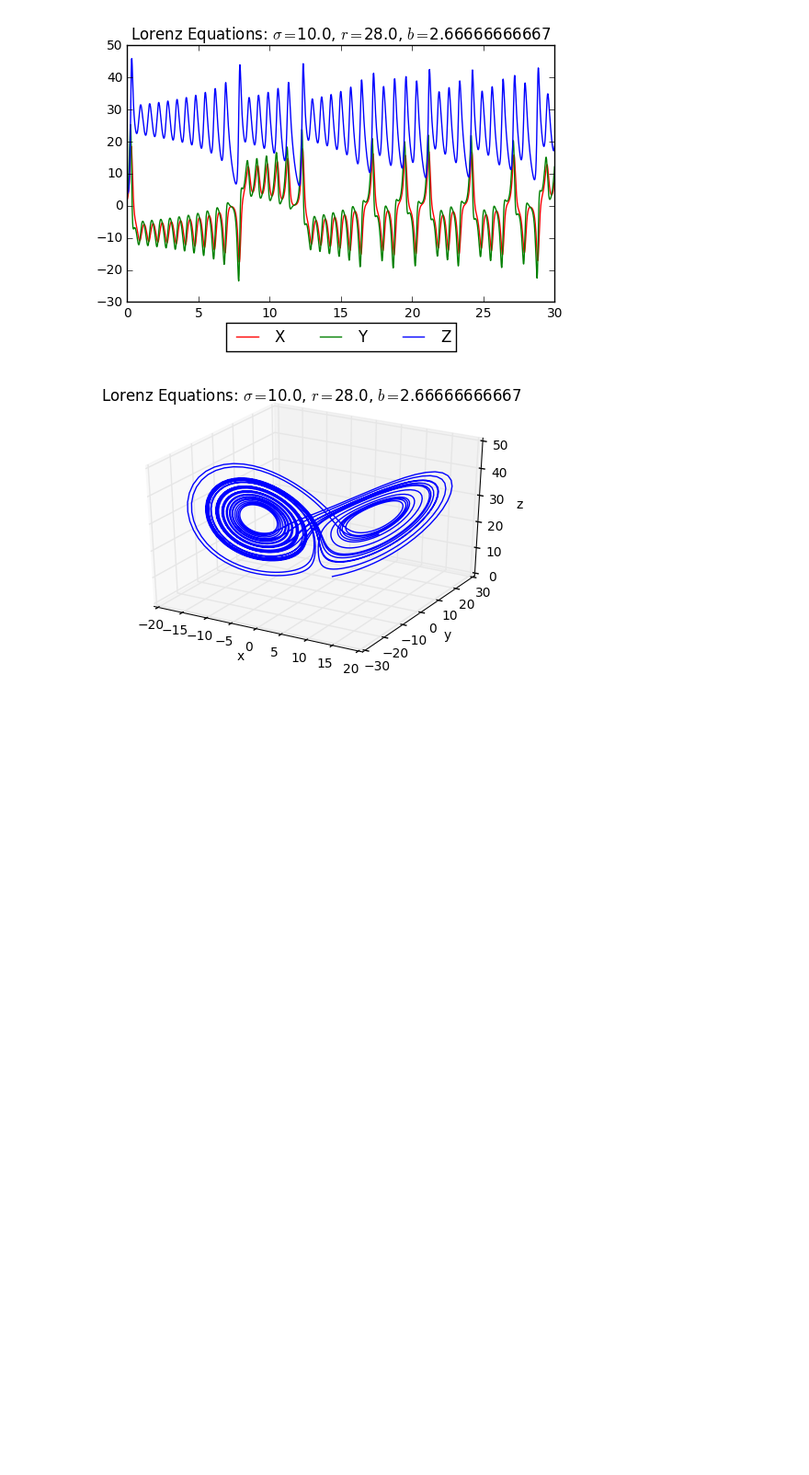
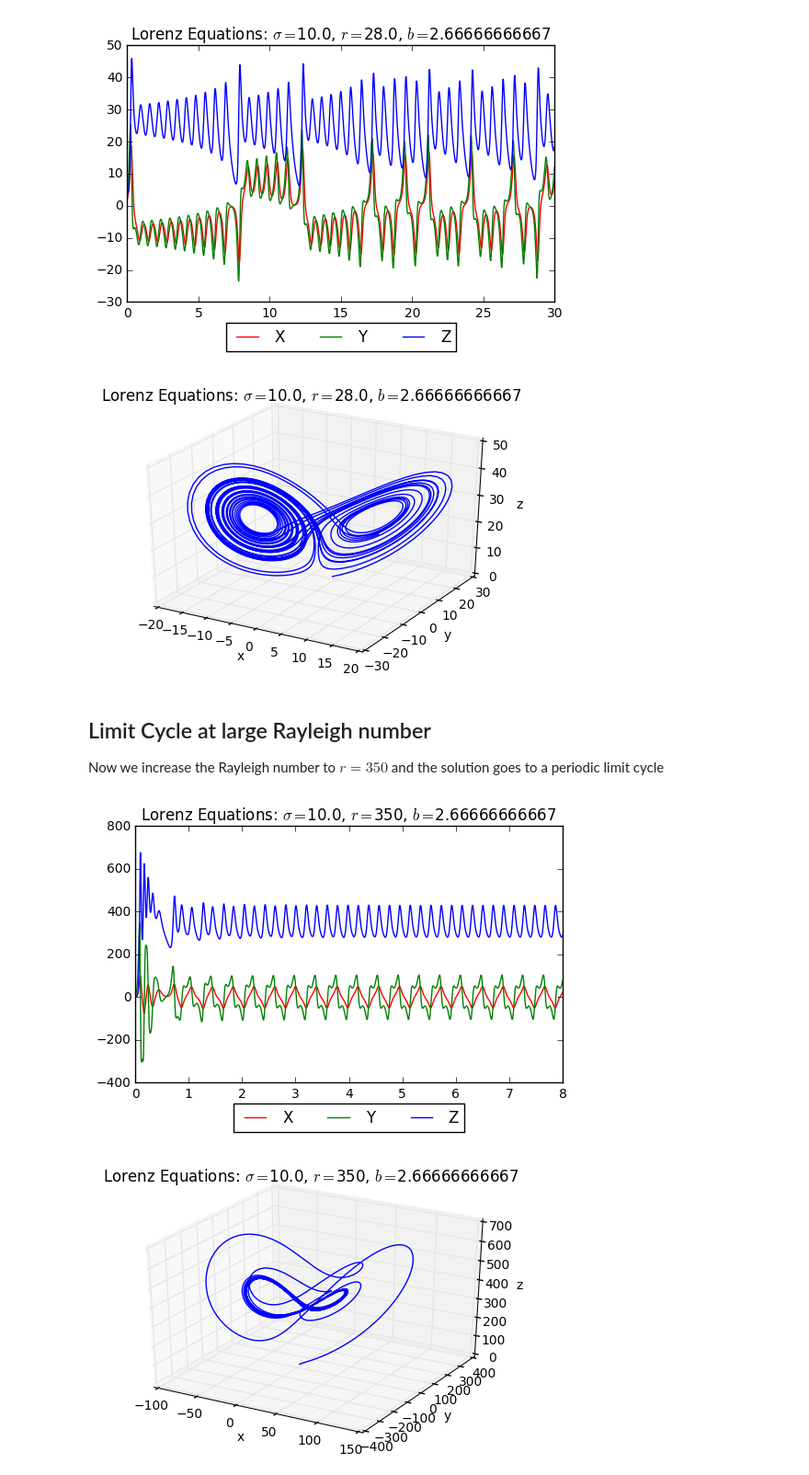
Before and after one commit to mspieg/dynamical-systems, a Jupyter notebook: LorenzEquations.ipynb, the cells around one changed output. Shown at 92% size. Saved outputs shown, nothing was run; the diff lists cells and outputs as text; code cells hidden in the pictures; blank space fills up the shorter version.

```diff
--- a/LorenzEquations.ipynb
+++ b/LorenzEquations.ipynb
@@ -162,3 +163,18 @@ PlotLorenz3D(state,sigma,r,b)
 # %% [output]
 [figure]
 [figure]
+# %% [markdown]
+## Limit Cycle at large Rayleigh number
+
+Now we increase the Rayleigh number to  $r=350$ and the solution goes to a periodic limit cycle
+# %%
+# set the Rayleigh number
+r = 350
+X0 = [2.,3.,4.]
+t = np.arange(0,8.,.0001)
+state = SolveLorenz(X0,t,sigma,r,b)
+PlotLorenzXvT(state,t,sigma,r,b)
+PlotLorenz3D(state,sigma,r,b)
+# %% [output]
+[figure, added]
+[figure, added]
```
Also changed, not shown: parts of 3 cells of this notebook.
